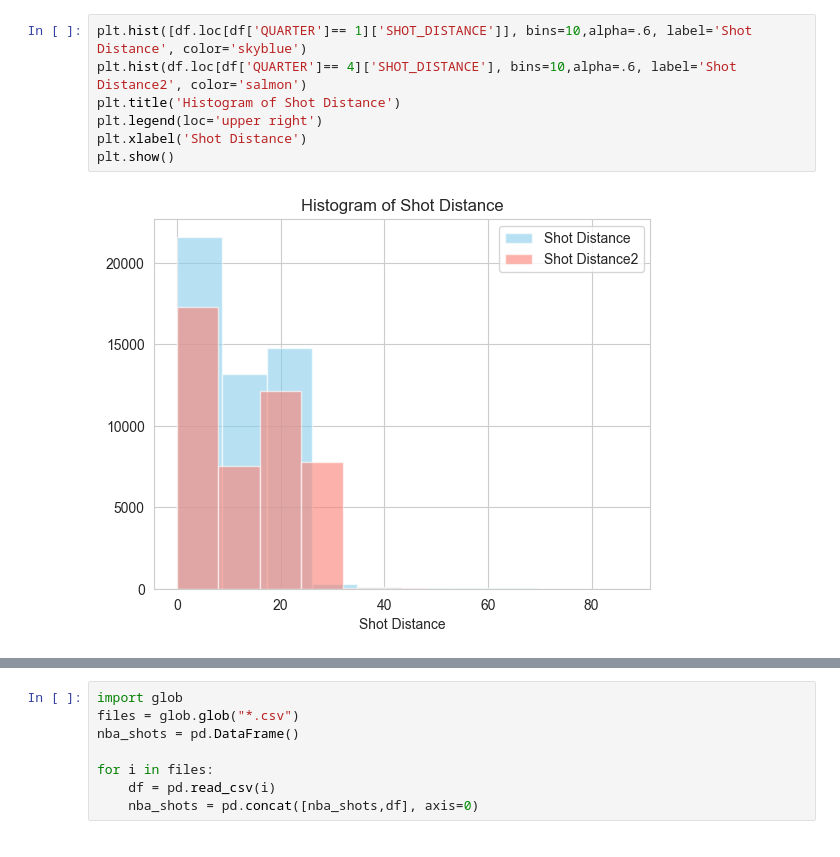
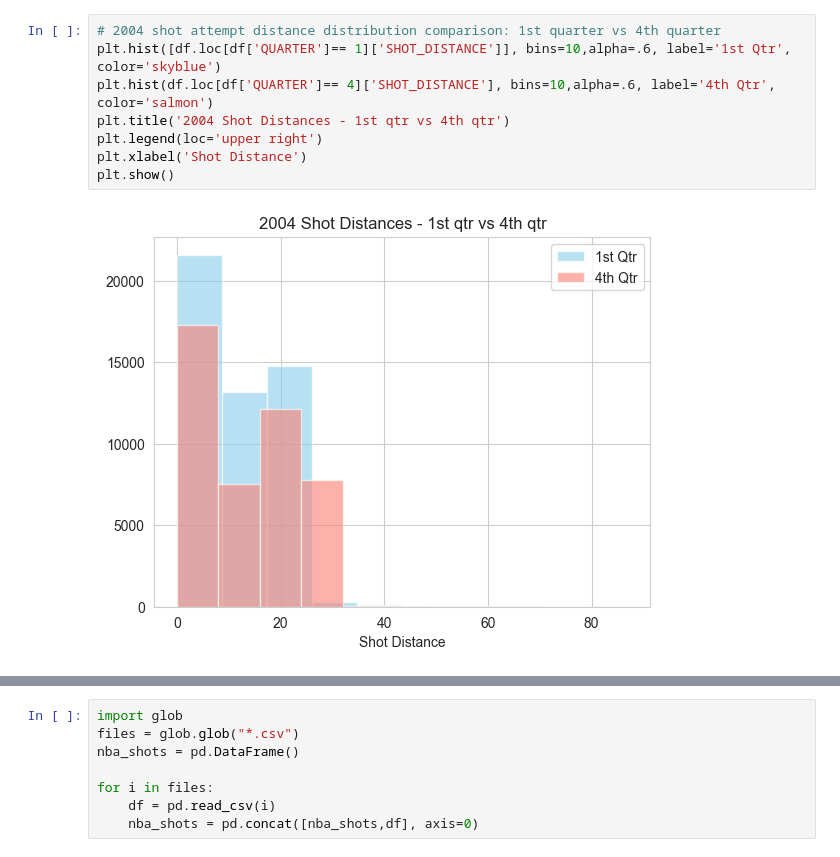
Before and after one commit to PatrickCoop12/nba_shooting_analysis, a Jupyter notebook: shots.ipynb, the cells around one changed output, grey strips where cells are left out. Drawn from its saved outputs; the diff is of its cells as text.

```diff
--- a/shots.ipynb
+++ b/shots.ipynb
@@ -92,10 +106,11 @@ plt.show()
 # %%
-plt.hist([df.loc[df['QUARTER']== 1]['SHOT_DISTANCE']], bins=10,alpha=.6, label='Shot Distance', color='skyblue')
-plt.hist(df.loc[df['QUARTER']== 4]['SHOT_DISTANCE'], bins=10,alpha=.6, label='Shot Distance2', color='salmon')
-plt.title('Histogram of Shot Distance')
+# 2004 shot attempt distance distribution comparison: 1st quarter vs 4th quarter
+plt.hist([df.loc[df['QUARTER']== 1]['SHOT_DISTANCE']], bins=10,alpha=.6, label='1st Qtr', color='skyblue')
+plt.hist(df.loc[df['QUARTER']== 4]['SHOT_DISTANCE'], bins=10,alpha=.6, label='4th Qtr', color='salmon')
+plt.title('2004 Shot Distances - 1st qtr vs 4th qtr')
 plt.legend(loc='upper right')
 plt.xlabel('Shot Distance')
 plt.show()
 # %% [output]
-[figure, old version]
+[figure, new version]
 # %%
```
Also changed, not shown: parts of 32 cells of this notebook.
